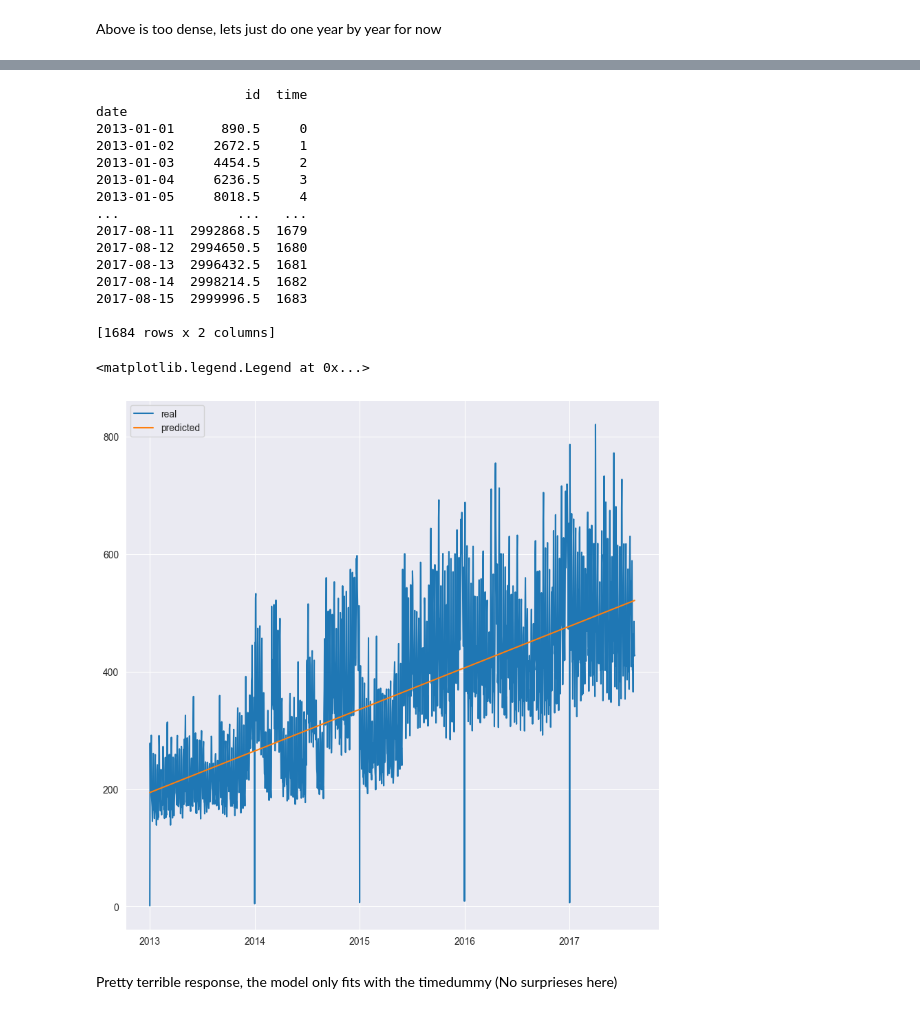
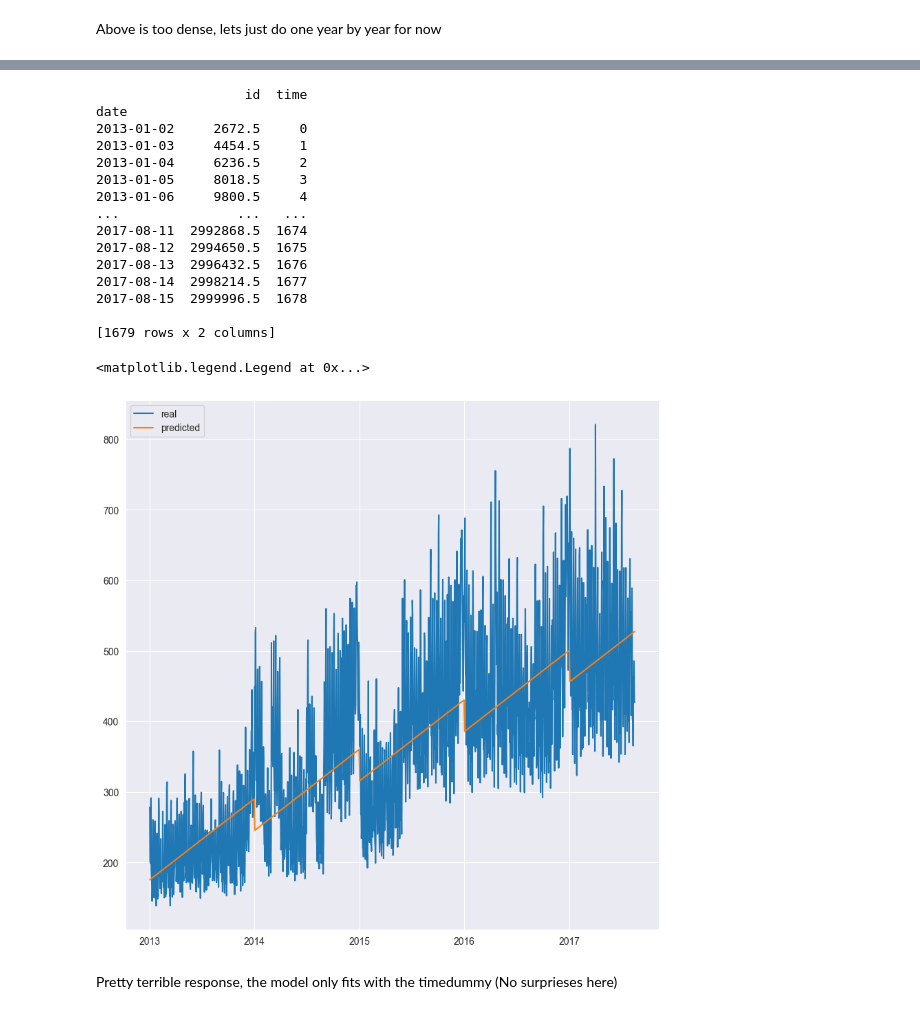
Before and after one commit to ErlingAmundsen/seasonality_prediction, a Jupyter notebook: preds.ipynb, the cells around one changed output, grey strips where cells are left out. Cells and saved outputs as stored; diff of their text form; code cells hidden in the pictures.

```diff
--- a/preds.ipynb
+++ b/preds.ipynb
@@ -38,6 +40,10 @@ Above is too dense, lets just do one year by year for now
 data = data_dict['avg']
 delayed = data.shift(1)
 
+# drop each index for the first day of the year
+
+data = data[data.index.dayofyear != 1]
+
 ax = sns.scatterplot(x=data['sales'], y=delayed['sales'] )
 ax.set(xlabel='data', ylabel='day before')
 
@@ -49,47 +55,49 @@ ax.set(xlabel='data', ylabel='day before')
 ## fitting a linear regression
 x = data.copy()
 
 time_dummy = np.arange(len(x.index))
 x['time'] = time_dummy
 
 
-x = x.drop(['sales','onpromotion'], axis=1)
+x = x.drop(['sales','onpromotion','id'], axis=1)
 try:
-    x = x.drop(['sales','onpromotion'], axis=1)
+    x = x.drop(['sales','onpromotion','id'], axis=1)
 except:
     pass
 
 y = data['sales'].copy()
 
 model = LinearRegression()
 
 model.fit(x,y)
 
+print(x)
+
 y_pred = pd.Series(model.predict(x), index=x.index)
 
 ## plotting the results
 fig, ax = plt.subplots(1,1, figsize=(10,10))
 ax.plot(y, label='real')
 ax.plot(y_pred, label='predicted')
 ax.legend()
 # %% [output]
                    id  time
 date
-2013-01-01      890.5     0
-2013-01-02     2672.5     1
-2013-01-03     4454.5     2
-2013-01-04     6236.5     3
-2013-01-05     8018.5     4
+2013-01-02     2672.5     0
+2013-01-03     4454.5     1
+2013-01-04     6236.5     2
+2013-01-05     8018.5     3
+2013-01-06     9800.5     4
 ...               ...   ...
-2017-08-11  2992868.5  1679
-2017-08-12  2994650.5  1680
-2017-08-13  2996432.5  1681
-2017-08-14  2998214.5  1682
-2017-08-15  2999996.5  1683
+2017-08-11  2992868.5  1674
+2017-08-12  2994650.5  1675
+2017-08-13  2996432.5  1676
+2017-08-14  2998214.5  1677
+2017-08-15  2999996.5  1678
 
-[1684 rows x 2 columns]
+[1679 rows x 2 columns]
 <matplotlib.legend.Legend at 0x...>
-[figure, old version]
+[figure, new version]
 # %% [markdown]
 Pretty terrible response, the model only fits with the timedummy (No surprieses here)
 # %%
```
Also changed, not shown: parts of 7 cells of this notebook.
